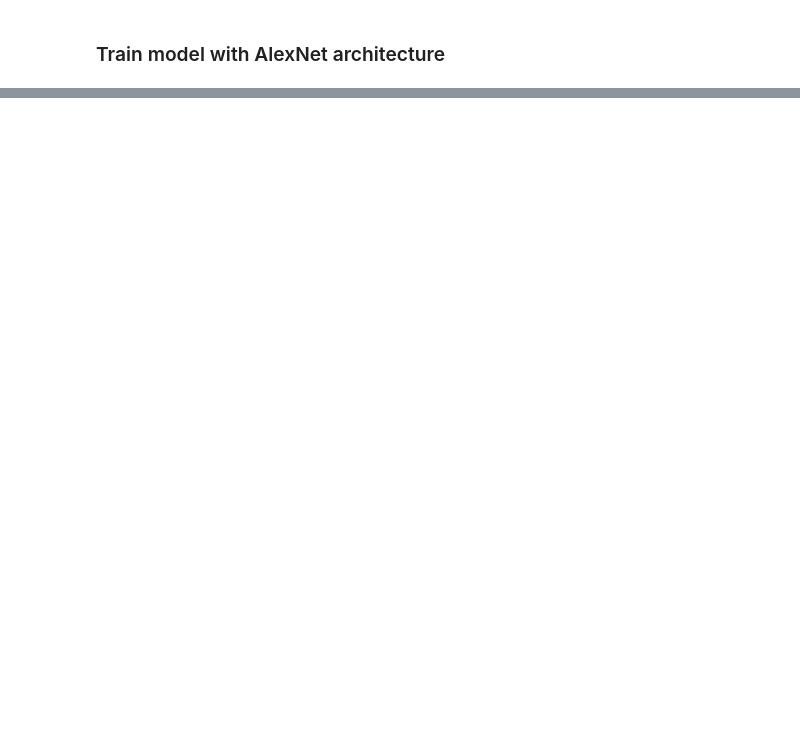
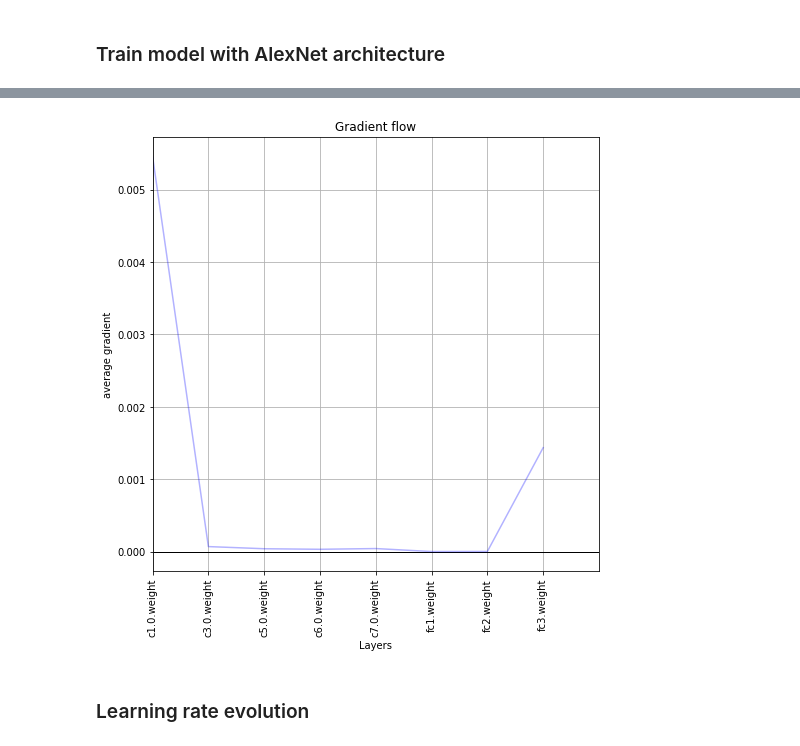
Before and after one commit to tcotte/CNN_Pytorch, a Jupyter notebook: fashion_mnist.ipynb, the cells around one changed output, grey strips where cells are left out. Cells and saved outputs as stored; diff of their text form; code cells hidden in the pictures; blank space fills up the shorter version.

```diff
--- a/fashion_mnist.ipynb
+++ b/fashion_mnist.ipynb
@@ -107,0 +162,9 @@ for epoch in range(EPOCHS):
+# %%
+from functions.plot_model import *
+
+model = alexnet_model
+print(model.modules())
+for m in model.modules():
+    if isinstance(m, nn.Conv2d):
+        # find the weight tensor for each module...
+        plot_kernels(m.weight.data.cpu().numpy()) # .data.cpu().numpy() -> transfer data from gpu to cpu to use kernel
@@ -107,0 +178,17 @@ for epoch in range(EPOCHS):
+# %%
+layers = []
+for n, p in model.named_parameters():
+    if(p.requires_grad) and ("bias" not in n):
+        layers.append(n)
+fig = plt.figure(figsize=(8,8))
+ax = fig.subplots()
+plt.xlabel("mini batch")
+plt.ylabel("Average Gradient")
+plt.title("Gradient Flow")
+plt.grid(True)
+
+plot_grad_flow(model.named_parameters())
+# %% [output]
+[figure, added]
+# %% [markdown]
+### Learning rate evolution
```
Also changed, not shown: parts of 11 cells of this notebook.
